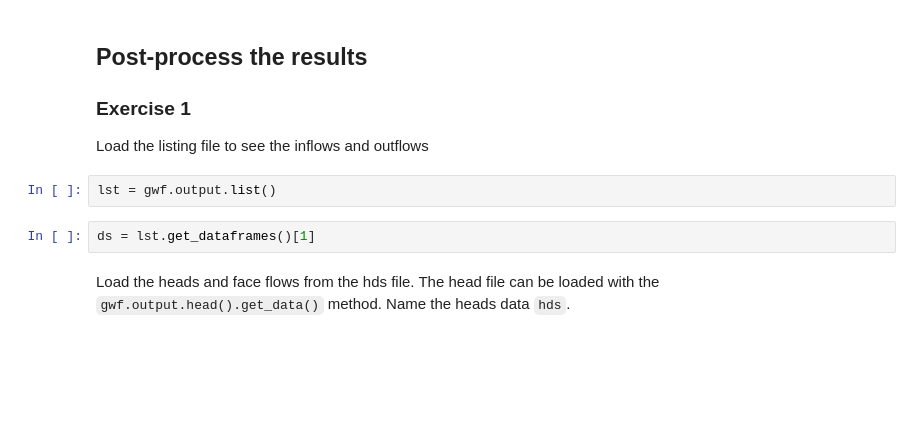
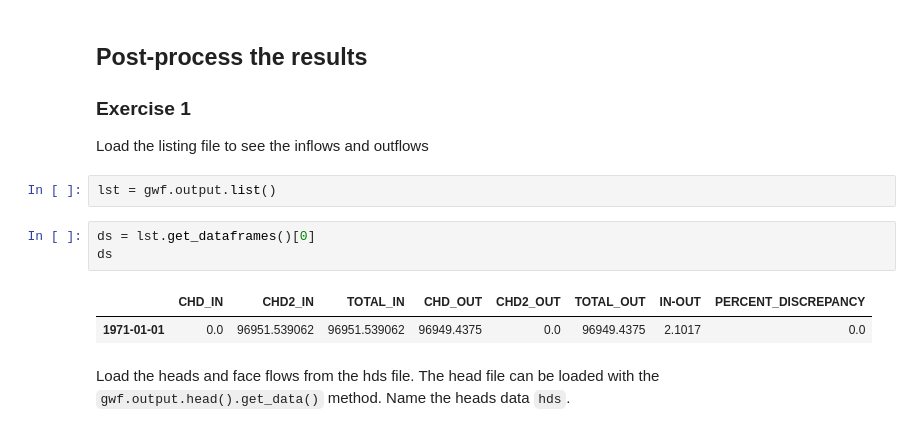
Before and after one commit to langevin-usgs/modflow-sandiego-2025, a Jupyter notebook: exercises/PS1_flopy/PS1_flopy.ipynb, the cells around one changed output. Cells and saved outputs as stored; diff of their text form; blank space fills up the shorter version.

```diff
--- a/exercises/PS1_flopy/PS1_flopy.ipynb
+++ b/exercises/PS1_flopy/PS1_flopy.ipynb
@@ -138,7 +210,11 @@ Load the listing file to see the inflows and outflows
 # %%
 lst = gwf.output.list()
 # %%
-ds = lst.get_dataframes()[1]
+ds = lst.get_dataframes()[0]
+ds
+# %% [output]
+|  | CHD_IN | CHD2_IN | TOTAL_IN | CHD_OUT | CHD2_OUT | TOTAL_OUT | IN-OUT | PERCENT_DISCREPANCY |
+| 1971-01-01 | 0.0 | 96951.539062 | 96951.539062 | 96949.4375 | 0.0 | 96949.4375 | 2.1017 | 0.0 |
 # %% [markdown]
 Load the heads and face flows from the hds file. The head file can be loaded with the `gwf.output.head().get_data()` method. Name the heads data `hds`.
 # %%
```
Also changed, not shown: parts of 73 cells of this notebook.
